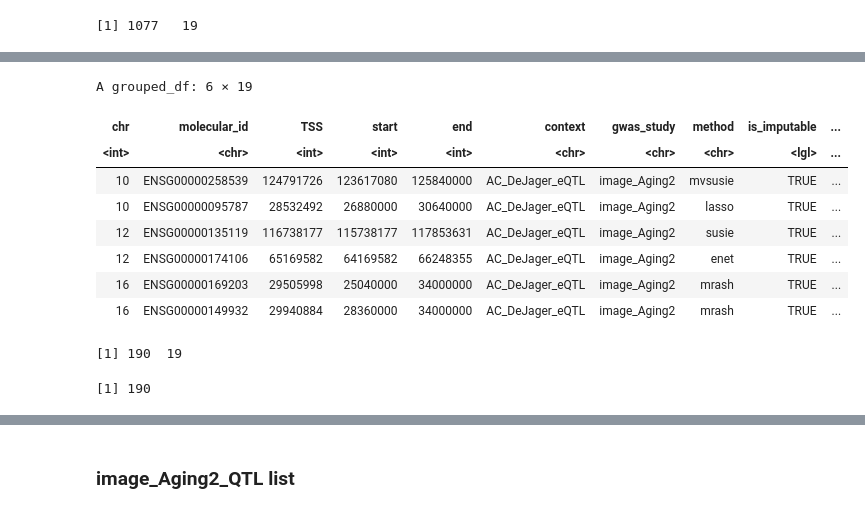
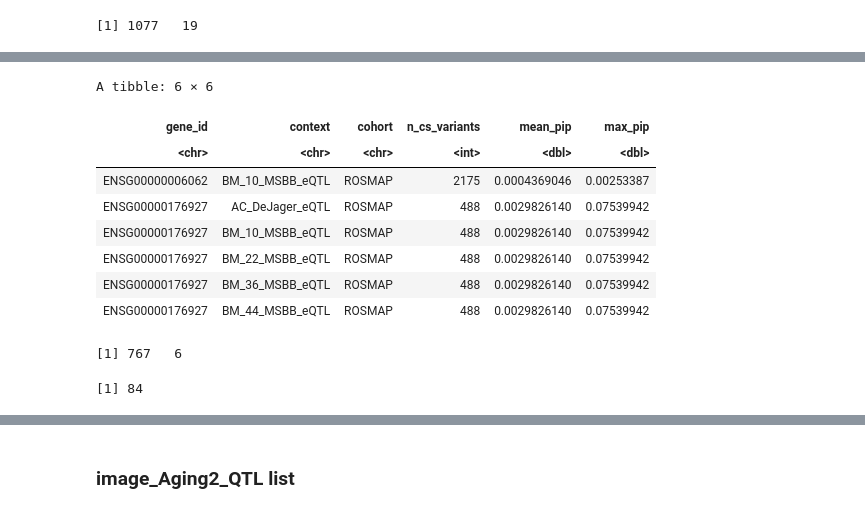
Before and after one commit to rl3328/DNE_xQTL_paper, a Jupyter notebook: main_text/4_candidate_genes/staging/interested_genes/TWAS_QTL/manual_cTWAS_QTL_gene/Aging2_causal_TWAS_gene_manual_selection.ipynb, the cells around one changed output, grey strips where cells are left out. Saved outputs shown, nothing was run; the diff lists cells and outputs as text; code cells hidden in the pictures.

```diff
--- a/main_text/4_candidate_genes/staging/interested_genes/TWAS_QTL/manual_cTWAS_QTL_gene/Aging2_causal_TWAS_gene_manual_selection.ipynb
+++ b/main_text/4_candidate_genes/staging/interested_genes/TWAS_QTL/manual_cTWAS_QTL_gene/Aging2_causal_TWAS_gene_manual_selection.ipynb
@@ -137,19 +745,19 @@ most_likely_causal_genes = Aging2_twas_filtered |>
 # %%
-head(most_likely_causal_genes)
-dim(most_likely_causal_genes)
+head(gene_summary)
+dim(gene_summary)
 # %% [output]
-A grouped_df: 6 × 19
+A tibble: 6 × 6
-| chr | molecular_id | TSS | start | end | context | gwas_study | method | is_imputable | ... |
-| <int> | <chr> | <int> | <int> | <int> | <chr> | <chr> | <chr> | <lgl> | ... |
-| 10 | ENSG00000258539 | 124791726 | 123617080 | 125840000 | AC_DeJager_eQTL | image_Aging2 | mvsusie | TRUE | ... |
-| 10 | ENSG00000095787 | 28532492 | 26880000 | 30640000 | AC_DeJager_eQTL | image_Aging2 | lasso | TRUE | ... |
-| 12 | ENSG00000135119 | 116738177 | 115738177 | 117853631 | AC_DeJager_eQTL | image_Aging2 | susie | TRUE | ... |
-| 12 | ENSG00000174106 | 65169582 | 64169582 | 66248355 | AC_DeJager_eQTL | image_Aging2 | enet | TRUE | ... |
-| 16 | ENSG00000169203 | 29505998 | 25040000 | 34000000 | AC_DeJager_eQTL | image_Aging2 | mrash | TRUE | ... |
-| 16 | ENSG00000149932 | 29940884 | 28360000 | 34000000 | AC_DeJager_eQTL | image_Aging2 | mrash | TRUE | ... |
+| gene_id | context | cohort | n_cs_variants | mean_pip | max_pip |
+| <chr> | <chr> | <chr> | <int> | <dbl> | <dbl> |
+| ENSG00000006062 | BM_10_MSBB_eQTL | ROSMAP | 2175 | 0.0004369046 | 0.00253387 |
+| ENSG00000176927 | AC_DeJager_eQTL | ROSMAP | 488 | 0.0029826140 | 0.07539942 |
+| ENSG00000176927 | BM_10_MSBB_eQTL | ROSMAP | 488 | 0.0029826140 | 0.07539942 |
+| ENSG00000176927 | BM_22_MSBB_eQTL | ROSMAP | 488 | 0.0029826140 | 0.07539942 |
+| ENSG00000176927 | BM_36_MSBB_eQTL | ROSMAP | 488 | 0.0029826140 | 0.07539942 |
+| ENSG00000176927 | BM_44_MSBB_eQTL | ROSMAP | 488 | 0.0029826140 | 0.07539942 |
-[1] 190  19
+[1] 767   6
 # %%
-most_likely_causal_genes |> count(molecular_id) |> nrow()
+gene_summary |> count(gene_id) |> nrow()
 # %% [output]
-[1] 190
+[1] 84
 # %%
```
Also changed, not shown: parts of 19 cells of this notebook.
